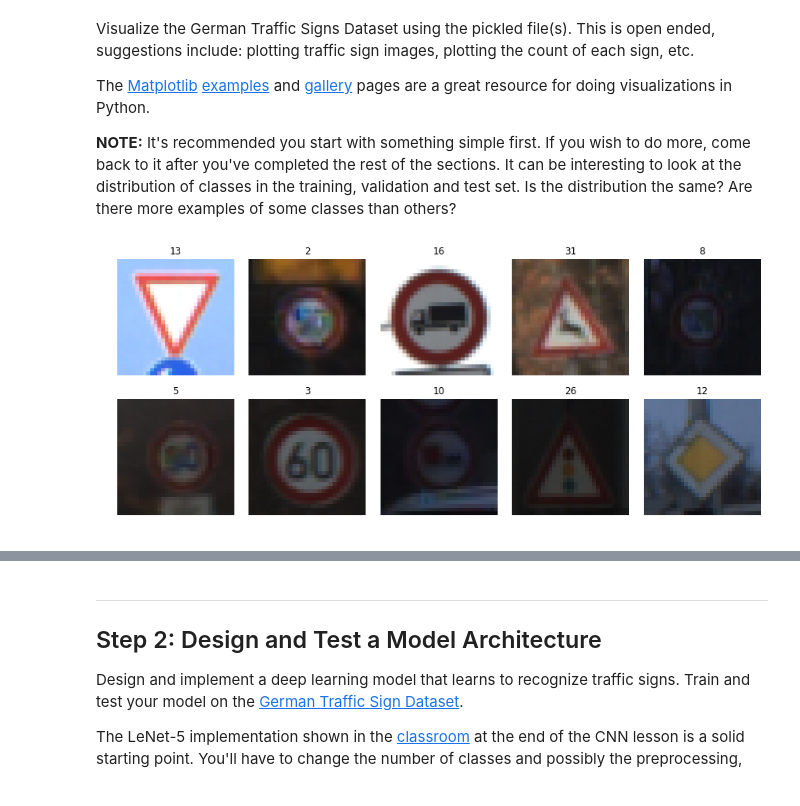
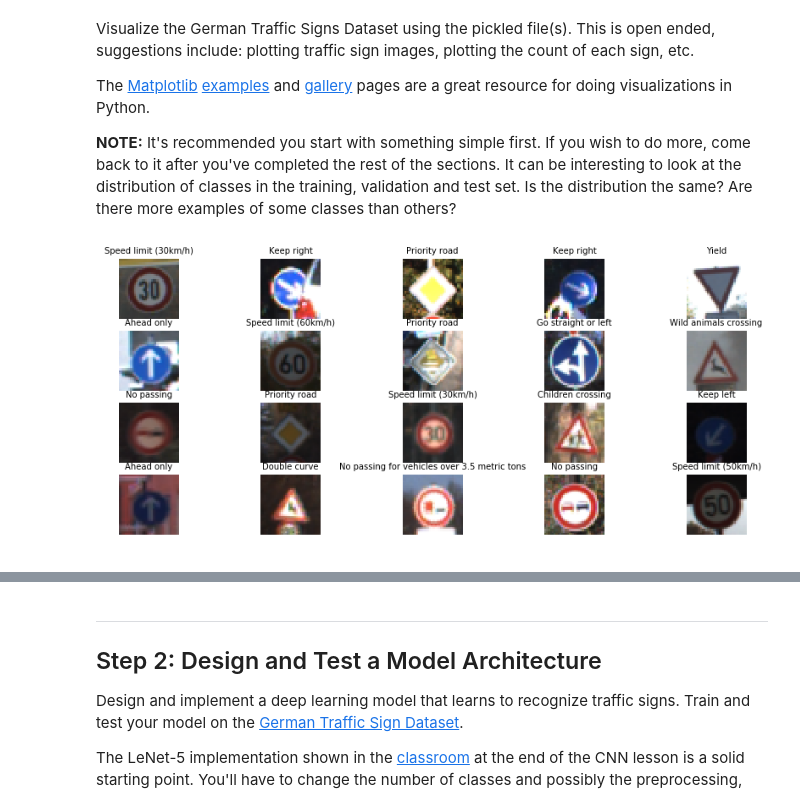
Before and after one commit to z687wang/TrafficSignClassifier, a Jupyter notebook: Traffic_Sign_Classifier.ipynb, the cells around one changed output, grey strips where cells are left out. Drawn from its saved outputs; the diff is of its cells as text; code cells hidden in the pictures.

```diff
--- a/Traffic_Sign_Classifier.ipynb
+++ b/Traffic_Sign_Classifier.ipynb
@@ -95,20 +96,23 @@ The [Matplotlib](http://matplotlib.org/) [examples](http://matplotlib.org/exampl
 # %%
 ### Data exploration visualization code goes here.
 ### Feel free to use as many code cells as needed.
 import matplotlib.pyplot as plt
 import random
+import csv
 # Visualizations will be shown in the notebook.
 %matplotlib inline
 
+name_values = np.genfromtxt('signnames.csv', skip_header=1, dtype=[('myint','i8'), ('mysring','S55')], delimiter=',')
+
 # show image of 10 random data points
-fig, axs = plt.subplots(2,5, figsize=(15, 6))
+fig, axs = plt.subplots(4,5, figsize=(15, 6))
 fig.subplots_adjust(hspace = .2, wspace=.001)
 axs = axs.ravel()
-for i in range(10):
+for i in range(20):
     index = random.randint(0, len(X_train))
     image = X_train[index]
     axs[i].axis('off')
     axs[i].imshow(image)
-    axs[i].set_title(y_train[index])
+    axs[i].set_title(name_values[y_train[index]][1].decode('ascii'), fontsize=10)
 # %% [output]
-[figure, old version]
+[figure, new version]
```
Also changed, not shown: parts of 9 cells of this notebook.
